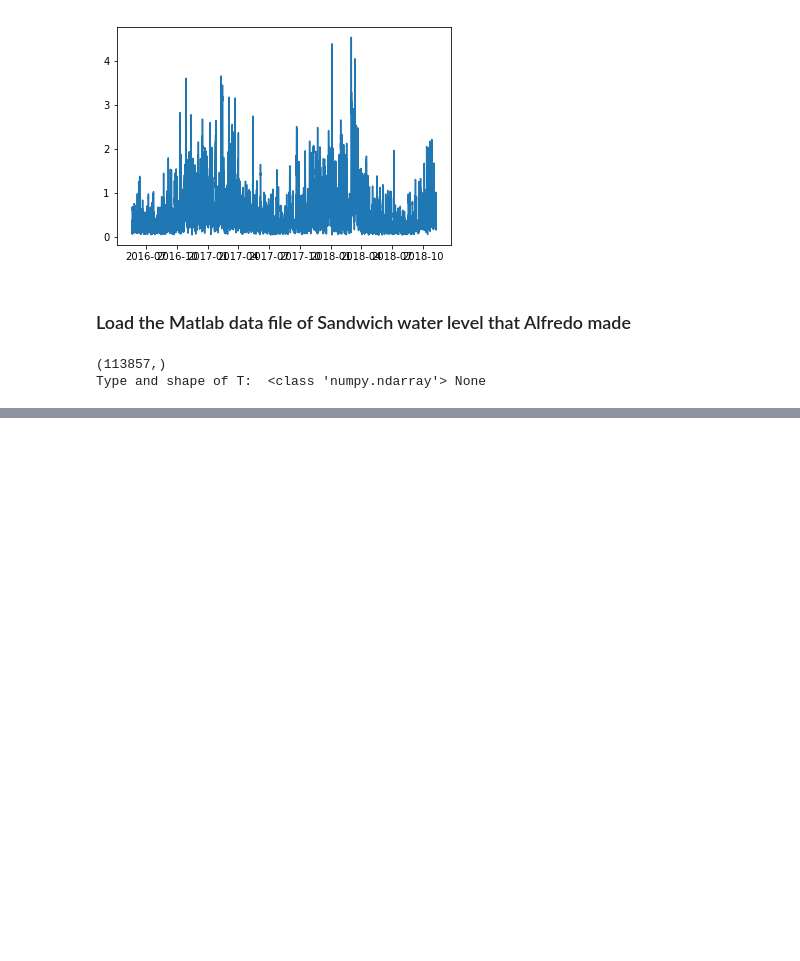
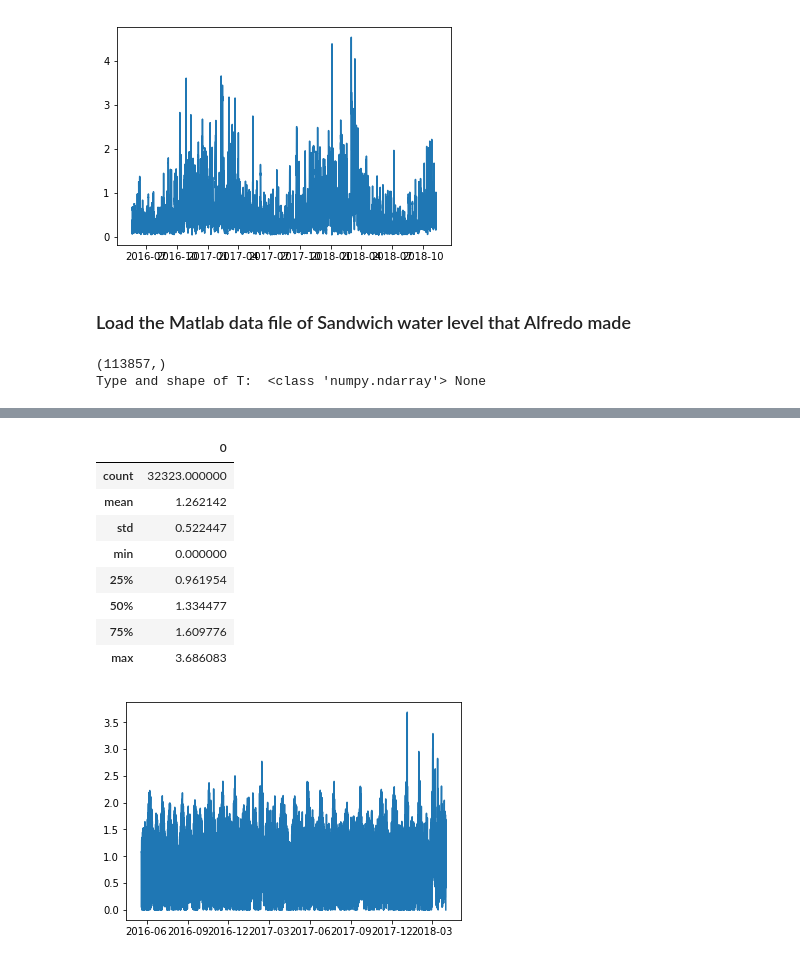
Before and after one commit to csherwood-usgs/Raster_calcs, a Jupyter notebook: CDIP221_to_nc.ipynb, the cells around one changed output, grey strips where cells are left out. Saved outputs shown, nothing was run; the diff lists cells and outputs as text; code cells hidden in the pictures; blank space fills up the shorter version.

```diff
--- a/CDIP221_to_nc.ipynb
+++ b/CDIP221_to_nc.ipynb
@@ -280,0 +353,18 @@ plot()
+# %%
+# sliding maxima
+import scipy.ndimage
+hwf=scipy.ndimage.maximum_filter(hw, size=(13), footprint=None, output=None, mode='reflect', cval=0.0, origin=0)
+plt.plot(dtm,hwf)
+df = pd.DataFrame(data=hwf)
+df.describe()
+# %% [output]
+|  | 0 |
+| count | 32323.000000 |
+| mean | 1.262142 |
+| std | 0.522447 |
+| min | 0.000000 |
+| 25% | 0.961954 |
+| 50% | 1.334477 |
+| 75% | 1.609776 |
+| max | 3.686083 |
+[figure, added]
```
Also changed, not shown: parts of 11 cells of this notebook.
